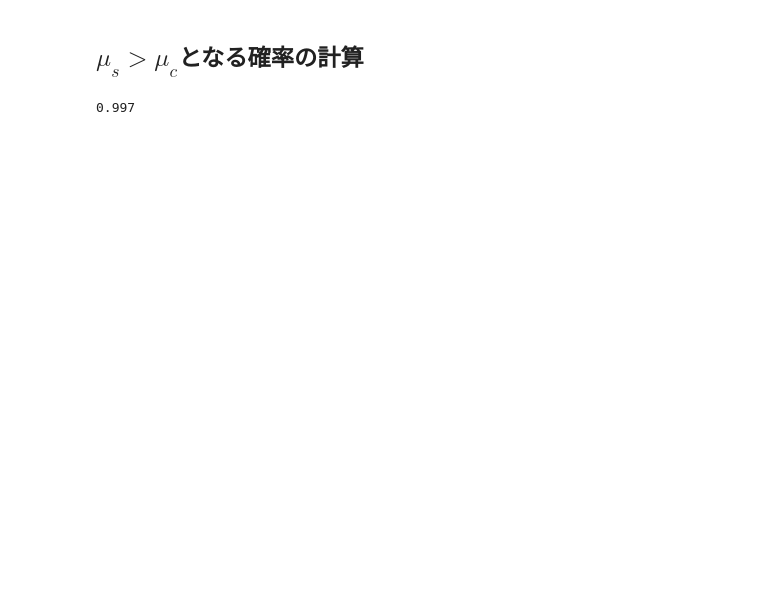
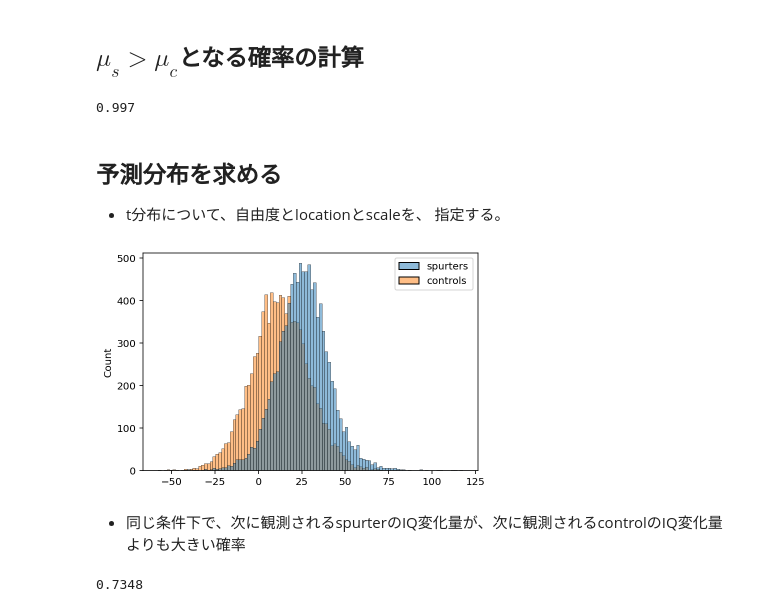
Before and after one commit to tomonari-masada/course2021-stats1, a Jupyter notebook: normalgamma_Rosenthal_and_Jacobson_1968.ipynb, the cells around one changed output. Saved outputs shown, nothing was run; the diff lists cells and outputs as text; code cells hidden in the pictures; blank space fills up the shorter version.

```diff
--- a/normalgamma_Rosenthal_and_Jacobson_1968.ipynb
+++ b/normalgamma_Rosenthal_and_Jacobson_1968.ipynb
@@ -116,3 +128,6 @@ sns.histplot(df)
 (mu_s_samples > mu_c_samples).sum() / n_samples
 # %% [output]
 0.997
+# %% [markdown]
+## 予測分布を求める
+* t分布について、自由度とlocationとscaleを、 指定する。
@@ -118,0 +136,17 @@ sns.histplot(df)
+# %%
+n_samples = 10000
+
+rv_s = t(2 * alpha_s, loc=mu_s, scale=np.sqrt(beta_s * (lambda_s + 1) / (alpha_s * lambda_s)))
+x_s_samples = rv_s.rvs(n_samples)
+rv_c = t(2 * alpha_c, loc=mu_c, scale=np.sqrt(beta_c * (lambda_c + 1) / (alpha_c * lambda_c)))
+x_c_samples = rv_c.rvs(n_samples)
+# %%
+sns.histplot({'spurters':x_s_samples, 'controls':x_c_samples});
+# %% [output]
+[figure, added]
+# %% [markdown]
+* 同じ条件下で、次に観測されるspurterのIQ変化量が、次に観測されるcontrolのIQ変化量よりも大きい確率
+# %%
+(x_s_samples > x_c_samples).sum() / n_samples
+# %% [output]
+0.7348
```
Also changed, not shown: parts of 11 cells of this notebook.
